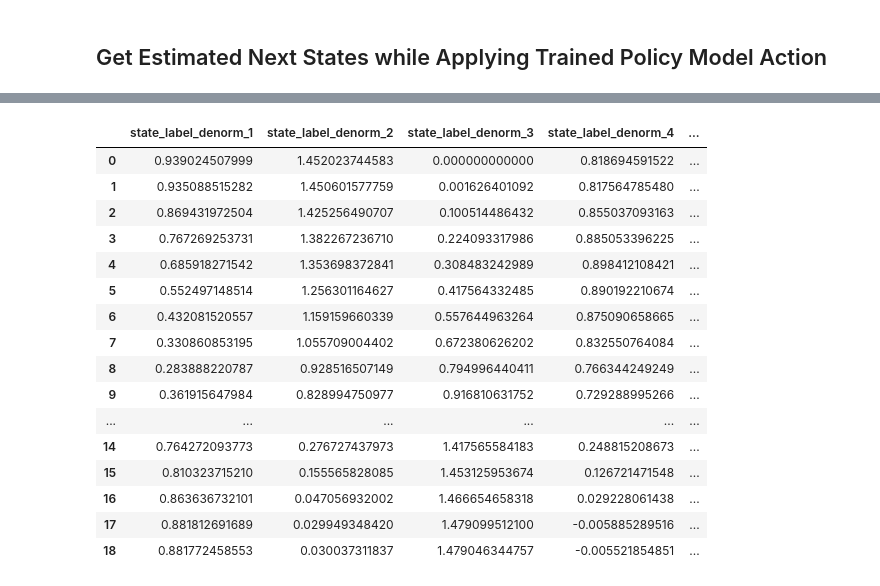
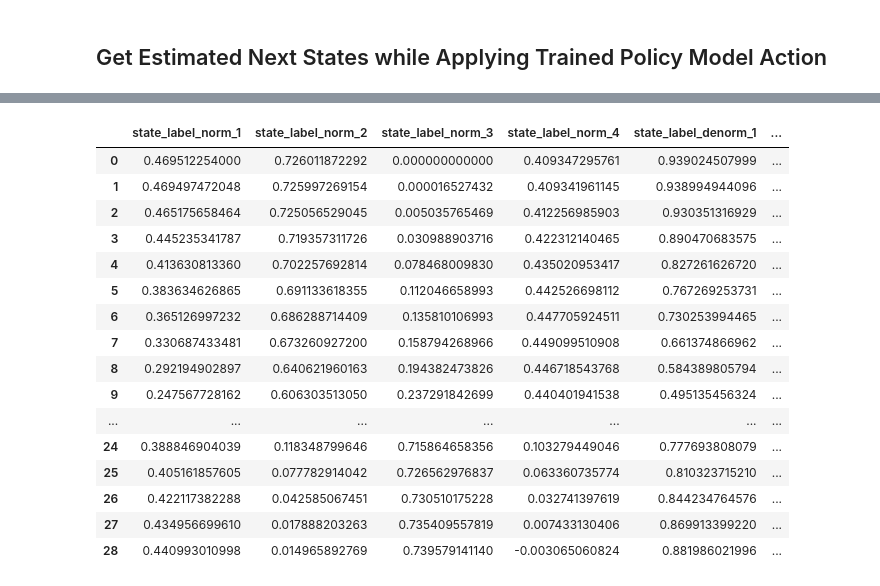
Before and after one commit to resuldagdanov/robot-learning-human-trust, a Jupyter notebook: src/analyses/evaluate_policy.ipynb, the cells around one changed output, grey strips where cells are left out. Cells and saved outputs as stored; diff of their text form; code cells hidden in the pictures.

Commit message:
evaluation returning trajectory dataframe

```diff
--- a/src/analyses/evaluate_policy.ipynb
+++ b/src/analyses/evaluate_policy.ipynb
@@ -30,6 +30,9 @@ from optimization.functions import setup_config, get_directories, load_policy
 from optimization.functions import read_each_loader, convert_sample_2_df, trajectory_estimation
 
 from models.policy_model import RobotPolicy
+# %%
+pd.set_option("display.max_columns",
+              None)
 # %% [markdown]
 # Initialization
 # %%
@@ -268,9 +271,9 @@ plt_2D_plotting(df=trajectory_dataframes[-1],
 # index location where the each trajectory starts in the dataframe
 traj_start_index = 0
 
-trajectory_estimation(configs=configs,
-                      data_loader=all_test_data,
-                      policy_network=policy_network,
-                      trajectory_length=constants.TRAJECTORY_SIZE,
-                      traj_start_index=traj_start_index,
-                      is_inference=True)
+trajectory_df = trajectory_estimation(configs=configs,
+                                      data_loader=all_test_data,
+                                      policy_network=policy_network,
+                                      trajectory_length=constants.TRAJECTORY_SIZE,
+                                      traj_start_index=traj_start_index,
+                                      is_inference=True)
@@ -295,22 +280,20 @@ next_state_denorm_label :  [ 1.31931482  0.03003998  1.47764605 -0.00556416]
-# %%
-trajectory_dataframes[0][["state_label_denorm_1", "state_label_denorm_2", "state_label_denorm_3", "state_label_denorm_4",
-                          "action_label_denorm_1", "action_label_denorm_2", "action_label_denorm_3",
-                          "state_number", "trajectory_index"]]
-# %% [output]
-|  | state_label_denorm_1 | state_label_denorm_2 | state_label_denorm_3 | state_label_denorm_4 | ... |
-| 0 | 0.939024507999 | 1.452023744583 | 0.000000000000 | 0.818694591522 | ... |
-| 1 | 0.935088515282 | 1.450601577759 | 0.001626401092 | 0.817564785480 | ... |
-| 2 | 0.869431972504 | 1.425256490707 | 0.100514486432 | 0.855037093163 | ... |
-| 3 | 0.767269253731 | 1.382267236710 | 0.224093317986 | 0.885053396225 | ... |
-| 4 | 0.685918271542 | 1.353698372841 | 0.308483242989 | 0.898412108421 | ... |
-| 5 | 0.552497148514 | 1.256301164627 | 0.417564332485 | 0.890192210674 | ... |
-| 6 | 0.432081520557 | 1.159159660339 | 0.557644963264 | 0.875090658665 | ... |
-| 7 | 0.330860853195 | 1.055709004402 | 0.672380626202 | 0.832550764084 | ... |
-| 8 | 0.283888220787 | 0.928516507149 | 0.794996440411 | 0.766344249249 | ... |
-| 9 | 0.361915647984 | 0.828994750977 | 0.916810631752 | 0.729288995266 | ... |
-| ... | ... | ... | ... | ... | ... |
-| 14 | 0.764272093773 | 0.276727437973 | 1.417565584183 | 0.248815208673 | ... |
-| 15 | 0.810323715210 | 0.155565828085 | 1.453125953674 | 0.126721471548 | ... |
-| 16 | 0.863636732101 | 0.047056932002 | 1.466654658318 | 0.029228061438 | ... |
-| 17 | 0.881812691689 | 0.029949348420 | 1.479099512100 | -0.005885289516 | ... |
-| 18 | 0.881772458553 | 0.030037311837 | 1.479046344757 | -0.005521854851 | ... |
+# %%
+trajectory_df
+# %% [output]
+|  | state_label_norm_1 | state_label_norm_2 | state_label_norm_3 | state_label_norm_4 | state_label_denorm_1 | ... |
+| 0 | 0.469512254000 | 0.726011872292 | 0.000000000000 | 0.409347295761 | 0.939024507999 | ... |
+| 1 | 0.469497472048 | 0.725997269154 | 0.000016527432 | 0.409341961145 | 0.938994944096 | ... |
+| 2 | 0.465175658464 | 0.725056529045 | 0.005035765469 | 0.412256985903 | 0.930351316929 | ... |
+| 3 | 0.445235341787 | 0.719357311726 | 0.030988903716 | 0.422312140465 | 0.890470683575 | ... |
+| 4 | 0.413630813360 | 0.702257692814 | 0.078468009830 | 0.435020953417 | 0.827261626720 | ... |
+| 5 | 0.383634626865 | 0.691133618355 | 0.112046658993 | 0.442526698112 | 0.767269253731 | ... |
+| 6 | 0.365126997232 | 0.686288714409 | 0.135810106993 | 0.447705924511 | 0.730253994465 | ... |
+| 7 | 0.330687433481 | 0.673260927200 | 0.158794268966 | 0.449099510908 | 0.661374866962 | ... |
+| 8 | 0.292194902897 | 0.640621960163 | 0.194382473826 | 0.446718543768 | 0.584389805794 | ... |
+| 9 | 0.247567728162 | 0.606303513050 | 0.237291842699 | 0.440401941538 | 0.495135456324 | ... |
+| ... | ... | ... | ... | ... | ... | ... |
+| 24 | 0.388846904039 | 0.118348799646 | 0.715864658356 | 0.103279449046 | 0.777693808079 | ... |
+| 25 | 0.405161857605 | 0.077782914042 | 0.726562976837 | 0.063360735774 | 0.810323715210 | ... |
+| 26 | 0.422117382288 | 0.042585067451 | 0.730510175228 | 0.032741397619 | 0.844234764576 | ... |
+| 27 | 0.434956699610 | 0.017888203263 | 0.735409557819 | 0.007433130406 | 0.869913399220 | ... |
+| 28 | 0.440993010998 | 0.014965892769 | 0.739579141140 | -0.003065060824 | 0.881986021996 | ... |
```
Also changed, not shown: parts of 6 cells of this notebook, 2 other files.
